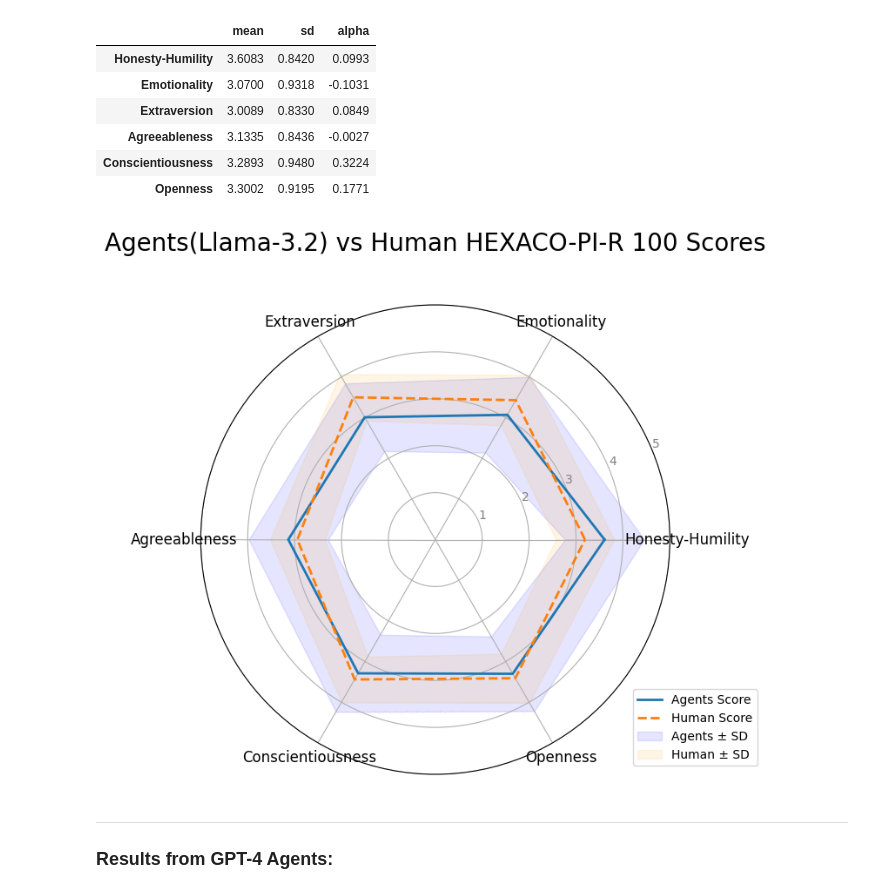
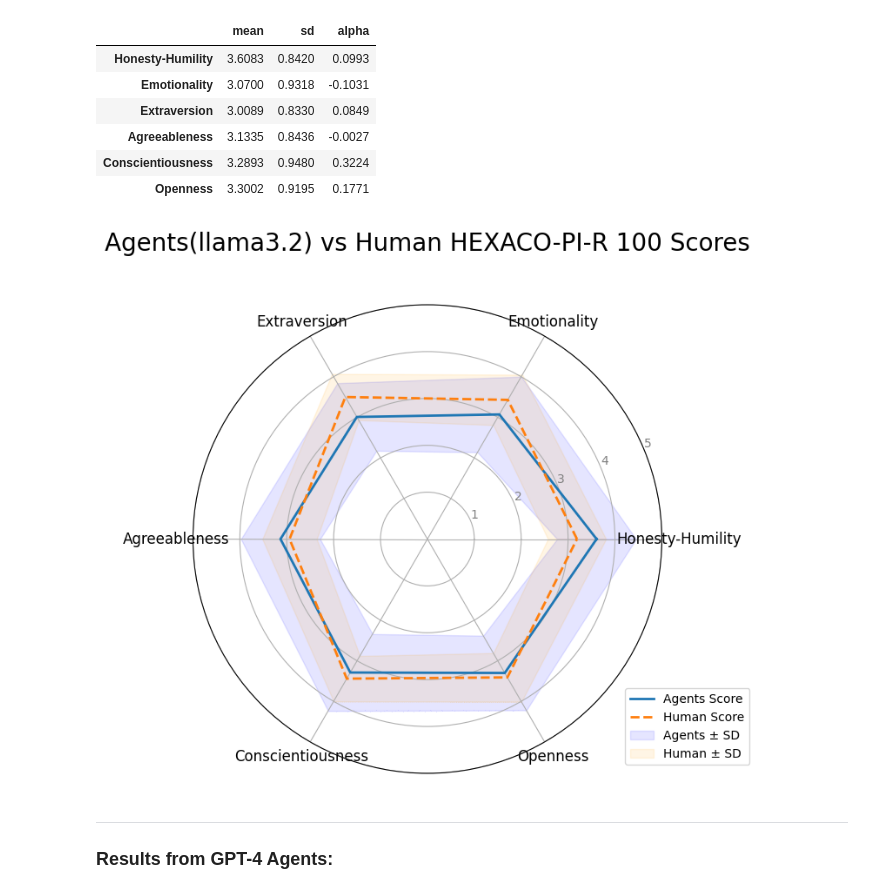
Before and after one commit to alan-turing-institute/hexaco-rep-public, a Jupyter notebook: hexaco_pi_r.ipynb, the cells around one changed output. Saved outputs shown, nothing was run; the diff lists cells and outputs as text; code cells hidden in the pictures.

```diff
--- a/hexaco_pi_r.ipynb
+++ b/hexaco_pi_r.ipynb
@@ -7,8 +7,8 @@
 # %%
 import pandas as pd
 from support.hexaco_pi_r import scoring, responses_to_scores
-
-responses_df = pd.read_csv('data/hexaco-pi-r-responses-llama.csv', index_col=0)
+model_label = 'llama3.2'
+responses_df = pd.read_csv(f'data/hexaco-pi-r-responses-{model_label}.csv', index_col=0)
 responses_df.columns = range(len(responses_df.columns))
 scores_df = responses_to_scores(responses_df, scoring)
 scores_df[:5]
@@ -46,9 +46,9 @@ df_stats
 | Openness | 3.3002 | 0.9195 | 0.1771 |
 # %%
 from support.hexaco_pi_r import plot
-plot(df_stats, 'Agents(Llama-3.2) vs Human HEXACO-PI-R 100 Scores')
+plot(df_stats, f'Agents({model_label}) vs Human HEXACO-PI-R 100 Scores')
 # %% [output]
-[figure, old version]
+[figure, new version]
 # %% [markdown]
 ---
 
```
Also changed, not shown: parts of 3 cells of this notebook, 2 other files.
